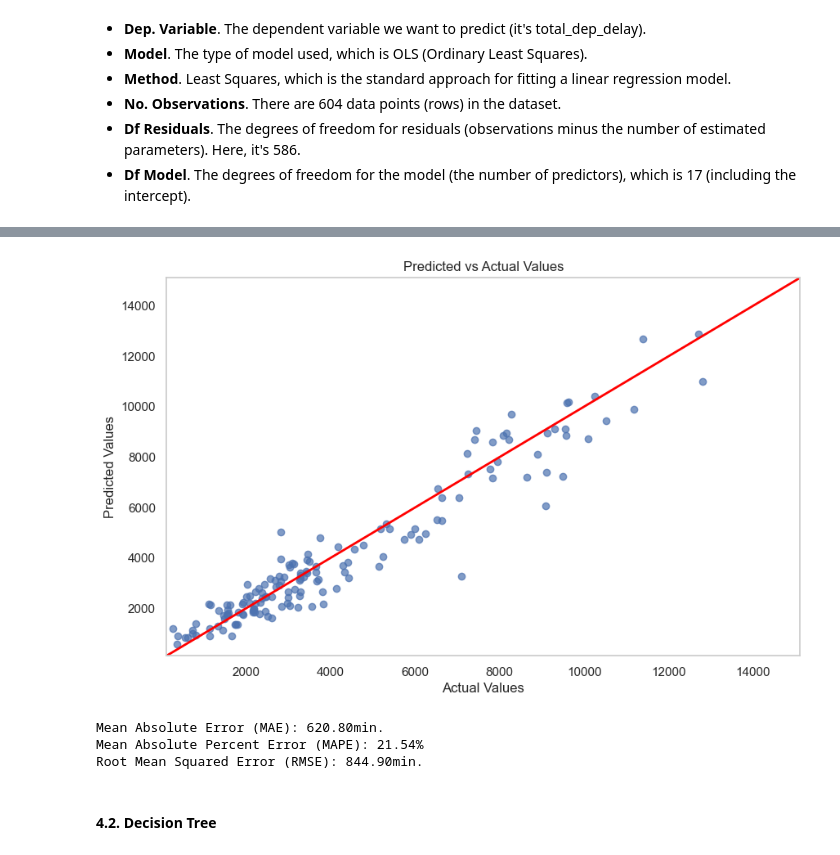
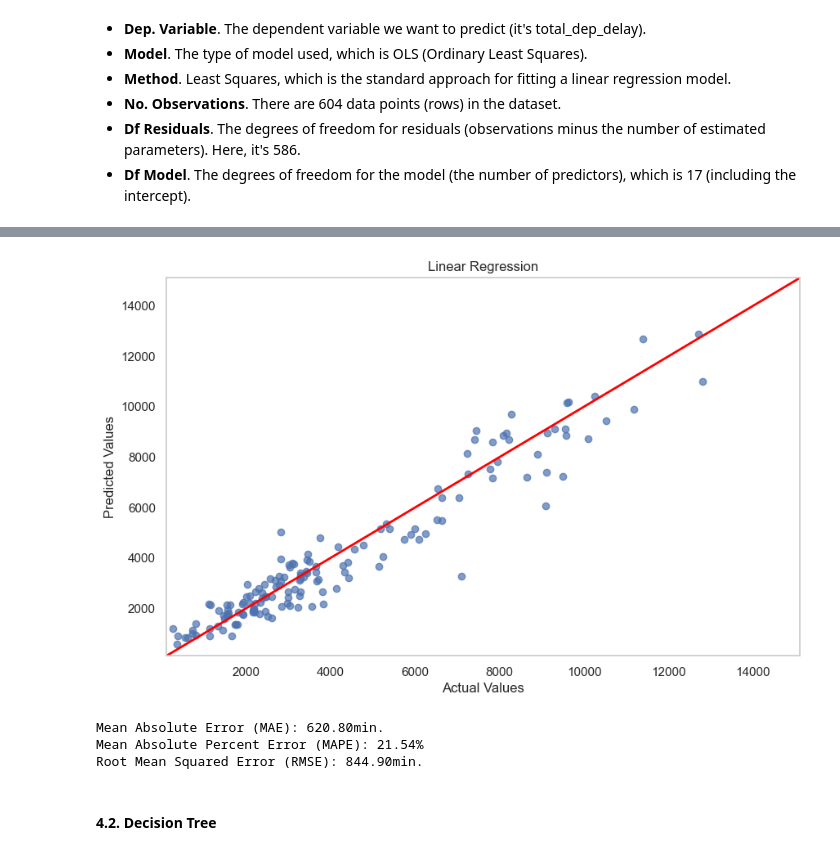
Before and after one commit to DT-Service-Consulting/avstats, a Jupyter notebook: avstats/AvStats_ML.ipynb, the cells around one changed output, grey strips where cells are left out. Drawn from its saved outputs; the diff is of its cells as text; code cells hidden in the pictures.

```diff
--- a/avstats/AvStats_ML.ipynb
+++ b/avstats/AvStats_ML.ipynb
@@ -406,7 +406,7 @@ linear_model, linear_predictions = model_training.train_linear_model()
 print(linear_model.summary())
 
 # Plot results
-model_training.plot_model()
+model_training.plot_model("Linear Regression")
 
 # Model Evaluation
 linear_residuals = y_test - linear_predictions
@@ -422,14 +422,14 @@ Time:                        17:06:12   Log-Likelihood:                -4939.6
 No. Observations:                 604   AIC:                             9915.
 Df Residuals:                     586   BIC:                             9995.
 Df Model:                          17
 Covariance Type:            nonrobust
 ==============================================================================
 ... (25 lines left out)
 ==============================================================================
 
 Notes:
 [1] Standard Errors assume that the covariance matrix of the errors is correctly specified.
-[figure, old version]
+[figure, new version]
 Mean Absolute Error (MAE): 620.80min.
 Mean Absolute Percent Error (MAPE): 21.54%
 Root Mean Squared Error (RMSE): 844.90min.
```
Also changed, not shown: parts of 10 cells of this notebook, 3 other files.
